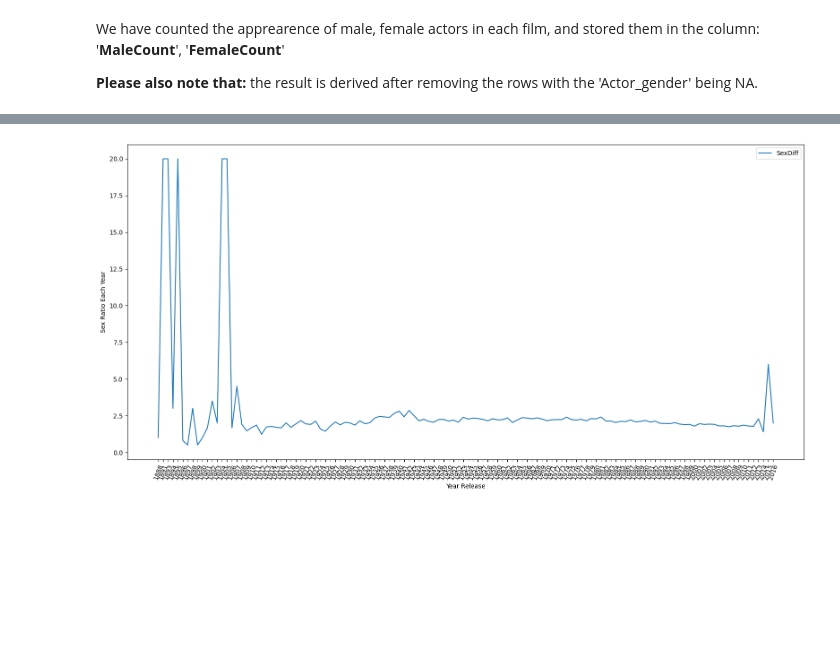
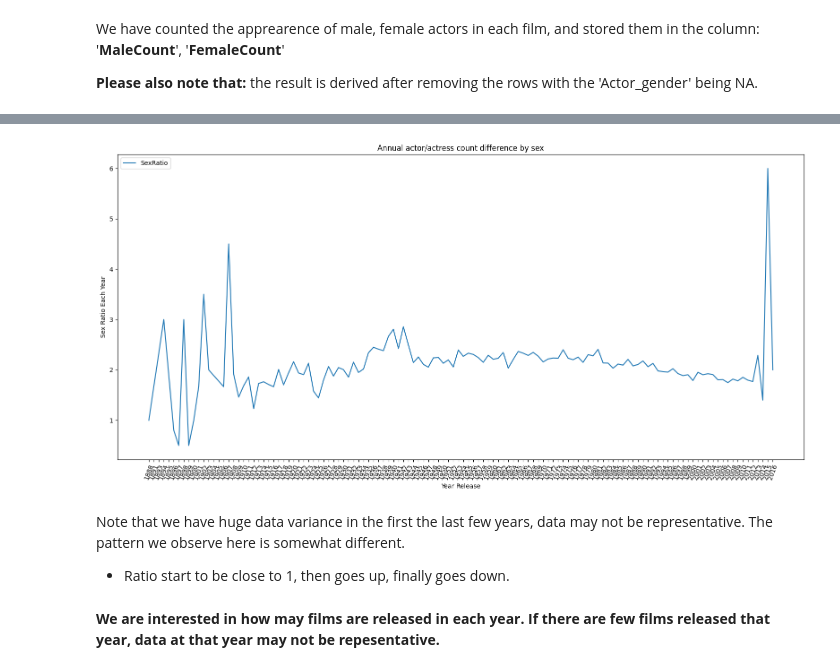
Before and after one commit to epfl-ada/ada-2022-project-alldatapointaccurate, a Jupyter notebook: TEST_CMUMOVIE.ipynb, the cells around one changed output, grey strips where cells are left out. Saved outputs shown, nothing was run; the diff lists cells and outputs as text; code cells hidden in the pictures; blank space fills up the shorter version.

```diff
--- a/TEST_CMUMOVIE.ipynb
+++ b/TEST_CMUMOVIE.ipynb
@@ -205,10 +225,12 @@ movie_char = movie_char.dropna(subset = ['Actor_gender'])
 # %%
 # transforming the sex data into a more flexible format.
-movie_char['MaleActor'] = (movie_char.Actor_gender == 'M').astype(int)
-movie_char['FemaleActor'] = (movie_char.Actor_gender == 'F').astype(int)
+movie_char['MaleActor'] = (movie_char.actor_gender == 'M').astype(int)
+movie_char['FemaleActor'] = (movie_char.actor_gender == 'F').astype(int)
 # %%
 # Grouping by the data by films. In each grouped dataframe, summing the sex stats of male and female, we get the gender sum of each flim.
-movie_char_GpBy = movie_char.groupby(by = 'WikiID')
+
+#Also, use: df.groupby('A').B.agg(['min', 'max'])
+movie_char_GpBy = movie_char.groupby(by = 'wikipedia_id')
 # %%
 SexStats = movie_char_GpBy.apply(lambda x: x[['MaleActor', 'FemaleActor']].sum())
 # %%
@@ -231,7 +253,7 @@ SexStats
 | 37501922 | 1 | 1 |
 63652 rows × 2 columns
 # %%
-movie_gender = pd.merge(movies, SexStats, left_on = "WikiID", right_index = True)
+movie_gender = pd.merge(movies, SexStats, left_on = "wikipedia_id", right_index = True)
 # %% [markdown]
 We have counted the apprearence of male, female actors in each film, and stored them in the column: '__MaleCount__', '__FemaleCount__'
 
@@ -256,13 +278,13 @@ movie_gender
 # We want to see how the difference of Male, Female actors numbers change over time.
 
 # We are dealing with time, so NA time for us is not useful. We drop rows with NA release_date values
-movie_gender = movie_gender.dropna(subset = ['Release_date'])
+movie_gender = movie_gender.dropna(subset = ['release_date'])
 
 # We only care about the year time, so we cut the year from the Release_data column, and place the year at column 'Release_year'
-movie_gender['Release_year'] = movie_gender.Release_date.apply(lambda x: str(x)[0:4])
+movie_gender['release_year'] = movie_gender.release_date.apply(lambda x: str(x)[0:4])
 
 # Derive the male--female difference
 movie_gender['SexDiff'] = movie_gender.MaleCount - movie_gender.FemaleCount
 
 # Sorting by time
-movie_gender =  movie_gender.sort_values(by = 'Release_year').copy()
+movie_gender =  movie_gender.sort_values(by = 'release_year').copy()
@@ -293,22 +335,30 @@ plt.show()
 # %%
-movie_gender_GpBy_time = movie_gender.groupby(by = 'Release_year')
+# Plotting the annual actor count ratio by sex. Do we see any patterns in their variance?
+movie_gender_GpBy_time = movie_gender.groupby(by = 'release_year')
 male_count_year = movie_gender_GpBy_time.apply(lambda x: x.MaleCount.sum())
 female_count_year = female_sum = movie_gender_GpBy_time.apply(lambda x: x.FemaleCount.sum())
 sex_ratio = male_count_year / female_count_year
 
-# For years when we obtain inf ratio (usually because of little sample), we set the inf value to be a large value (20)
-sex_ratio.replace([np.inf, -np.inf], 20, inplace=True)
+# For years when we obtain inf ratio (usually because of little sample), we set the inf value to NA
+sex_ratio.replace([np.inf, -np.inf], np.nan, inplace=True)
 
 sex_ratio = pd.DataFrame(sex_ratio, columns = ['M/F_ratio']).reset_index()
 
 # Plotting
 plt.figure(figsize = (16,8))
-ax = sns.lineplot(data = sex_ratio, x = 'Release_year', y = 'M/F_ratio', legend = "full", label = "SexDiff")
-ax.set_xticks(np.unique(sex_ratio.Release_year.values))
-ax.set_xticklabels(np.unique(sex_ratio.Release_year.values), rotation=70)
+ax = sns.lineplot(data = sex_ratio, x = 'release_year', y = 'M/F_ratio', legend = "full", label = "SexRatio")
+ax.set_xticks(np.unique(sex_ratio.release_year.values))
+ax.set_xticklabels(np.unique(sex_ratio.release_year.values), rotation=70)
 plt.xlabel("Year Release")
 plt.ylabel("Sex Ratio Each Year")
+plt.title("Annual actor/actress count difference by sex")
 plt.tight_layout()
 plt.show()
 # %% [output]
-[figure, old version]
+[figure, new version]
+# %% [markdown]
+Note that we have huge data variance in the first the last few years, data may not be representative.
+The pattern we observe here is somewhat different.
+- Ratio start to be close to 1, then goes up, finally goes down.
+# %% [markdown]
+__We are interested in how may films are released in each year. If there are few films released that year, data at that year may not be repesentative.__
```
Also changed, not shown: parts of 39 cells of this notebook.
